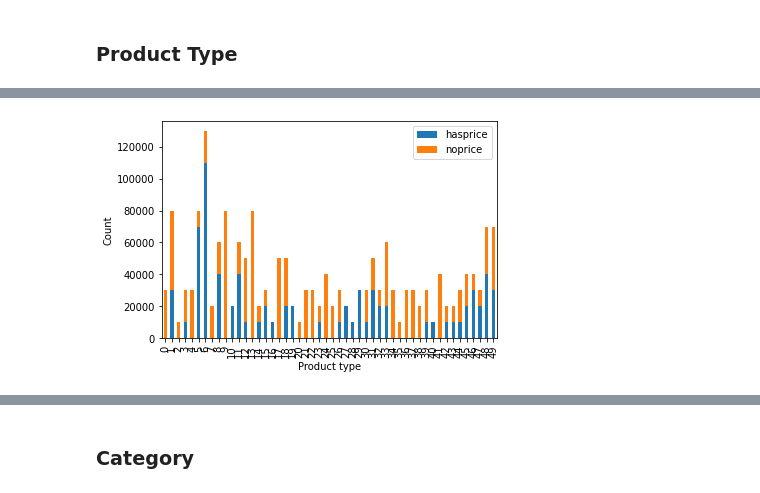
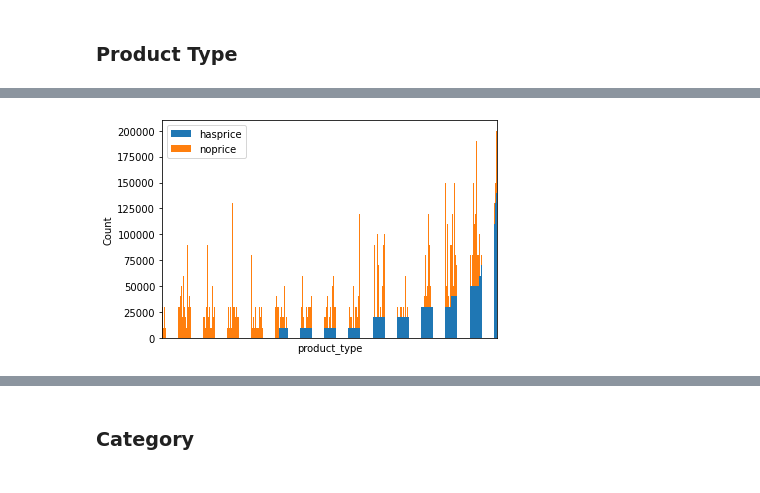
Before and after one commit to PrithviK21/BeZen-assignment, a Jupyter notebook: analyse_data.ipynb, the cells around one changed output, grey strips where cells are left out. Cells and saved outputs as stored; diff of their text form; code cells hidden in the pictures.

Commit message:
Added graphs to question 2 Optimised code by using functions in q2 Renamed variables for readability Added more markdown + comments explaining code

```diff
--- a/analyse_data.ipynb
+++ b/analyse_data.ipynb
@@ -45,2 +59,24 @@ Level 1
+# %%
+# In the previous commit I had created variables for each subquestion, but I realised its a lot easier like this.
+# I have ommitted xtick labels in the graphs so that it doesnt become a mess
+
+def count_prods(criteria):
+    grpby_df = df.groupby(criteria)
+    hasprice = grpby_df.count()
+    hasprice.rename(columns={"price_string": "hasprice"}, inplace=True)
+    totalsize = grpby_df.size()
+    noprice = totalsize - hasprice.hasprice
+    total_price_df = pd.DataFrame(grpby_df.groups.keys(), columns=[criteria])
+    total_price_df.set_index([criteria])
+    total_price_df['hasprice'] = hasprice.hasprice.values
+    total_price_df['noprice'] = noprice.values
+    total_price_df.sort_values('hasprice', inplace=True)
+    total_price_df.plot(kind='bar', stacked=True)
+    plt.xticks(rotation=90)
+    plt.xlabel(criteria)
+    plt.ylabel('Count')
+    plt.tick_params(axis='x', bottom=False, labelbottom=False)
+    plt.show()
+    return noprice, hasprice.hasprice
 # %% [markdown]
 ### Product Type
@@ -113,10 +83,4 @@ bruh
-# %%
-#
-# sns.barplot(x=bruh.product_type, y=[bruh.hasprice, bruh.noprice], stacked=True)
-bruh[:50].plot(kind='bar', stacked=True)
-plt.xticks(rotation=90)
-plt.xlabel('Product type')
-plt.ylabel('Count')
-plt.show()
-# %% [output]
-[figure, removed]
+# %%
+noprice_prodtype,hasprice_prodtype = count_prods('product_type')
+# %% [output]
+[figure, added]
```
Also changed, not shown: parts of 35 cells of this notebook, 1 other file.
